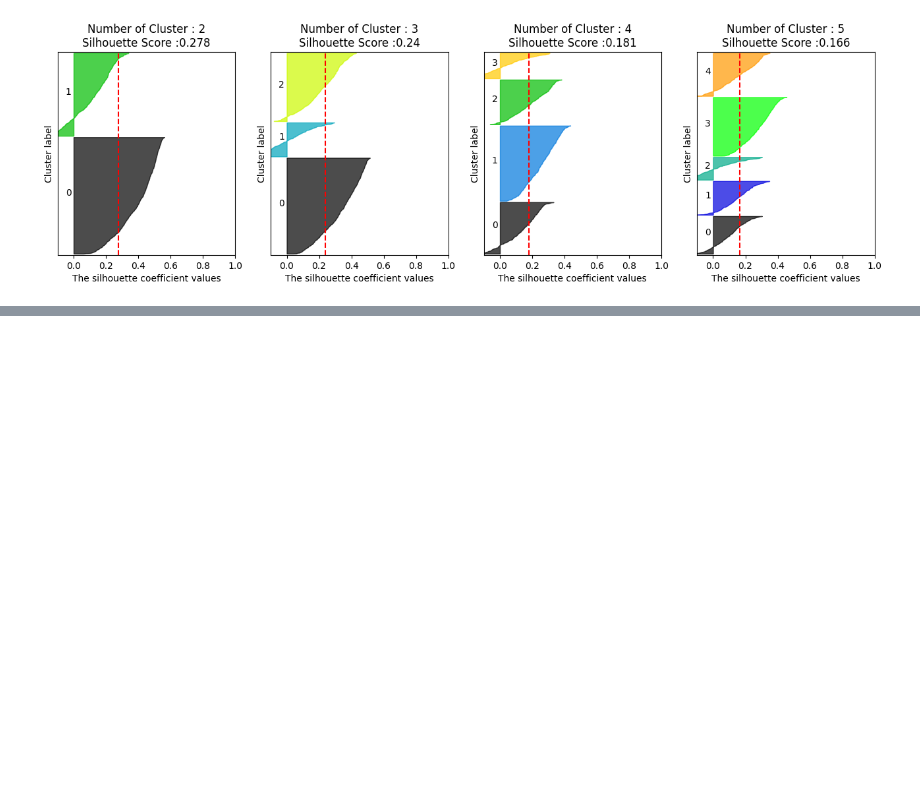
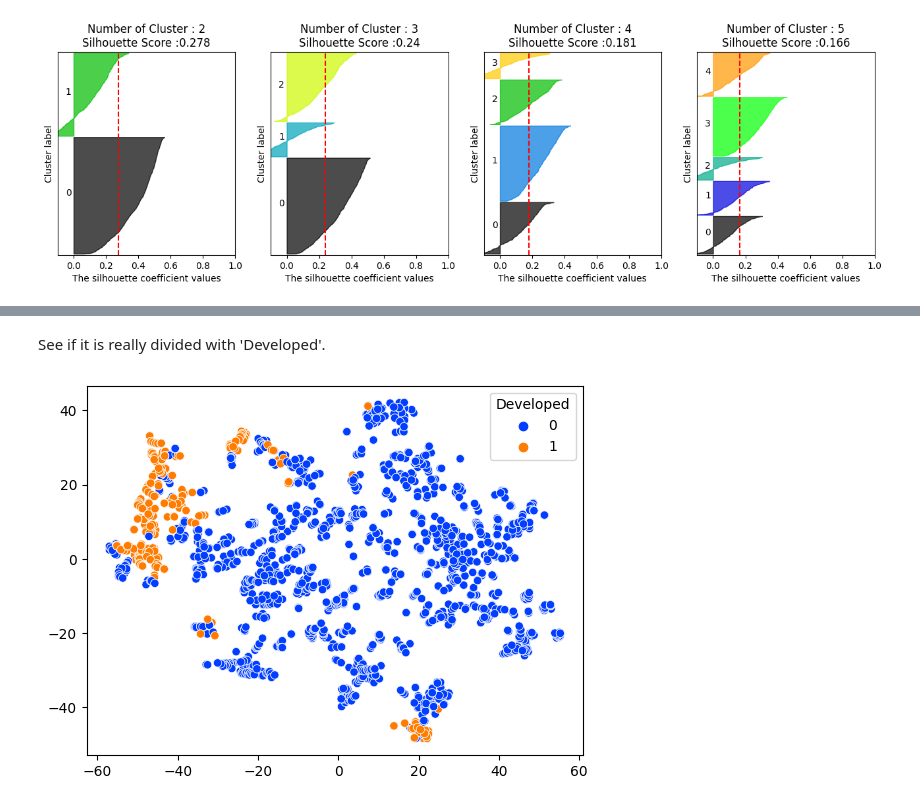
Before and after one commit to Pippeloo/DataScience-Paper, a Jupyter notebook: P2-Deliverable/K-MeanClustering/K-MeanClustering.ipynb, the cells around one changed output, grey strips where cells are left out. Saved outputs shown, nothing was run; the diff lists cells and outputs as text; code cells hidden in the pictures; blank space fills up the shorter version.

```diff
--- a/P2-Deliverable/K-MeanClustering/K-MeanClustering.ipynb
+++ b/P2-Deliverable/K-MeanClustering/K-MeanClustering.ipynb
@@ -126,0 +140,11 @@ transformed = tsne.fit_transform(scaled_data)
+# %% [markdown]
+See if it is really divided with 'Developed'.
+# %%
+developed = data['Developed']
+# %%
+sns.scatterplot(x=transformed[:,0], y=transformed[:,1], hue = developed, legend='full', palette=palette)
+plt.show()
+
+# Blue is Developig Country. Orange is Developed Country.
+# %% [output]
+[figure, added]
```
Also changed, not shown: parts of 9 cells of this notebook.
